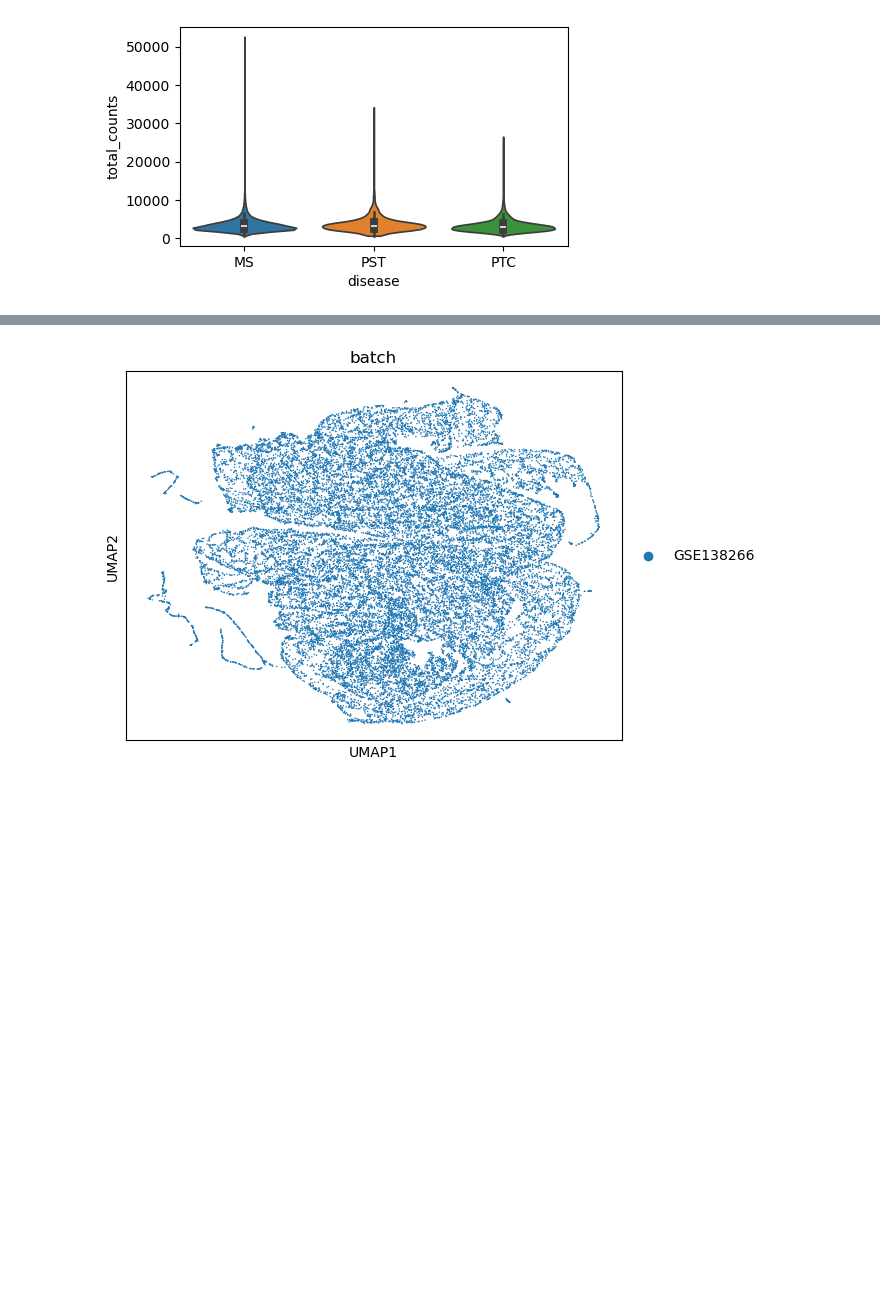
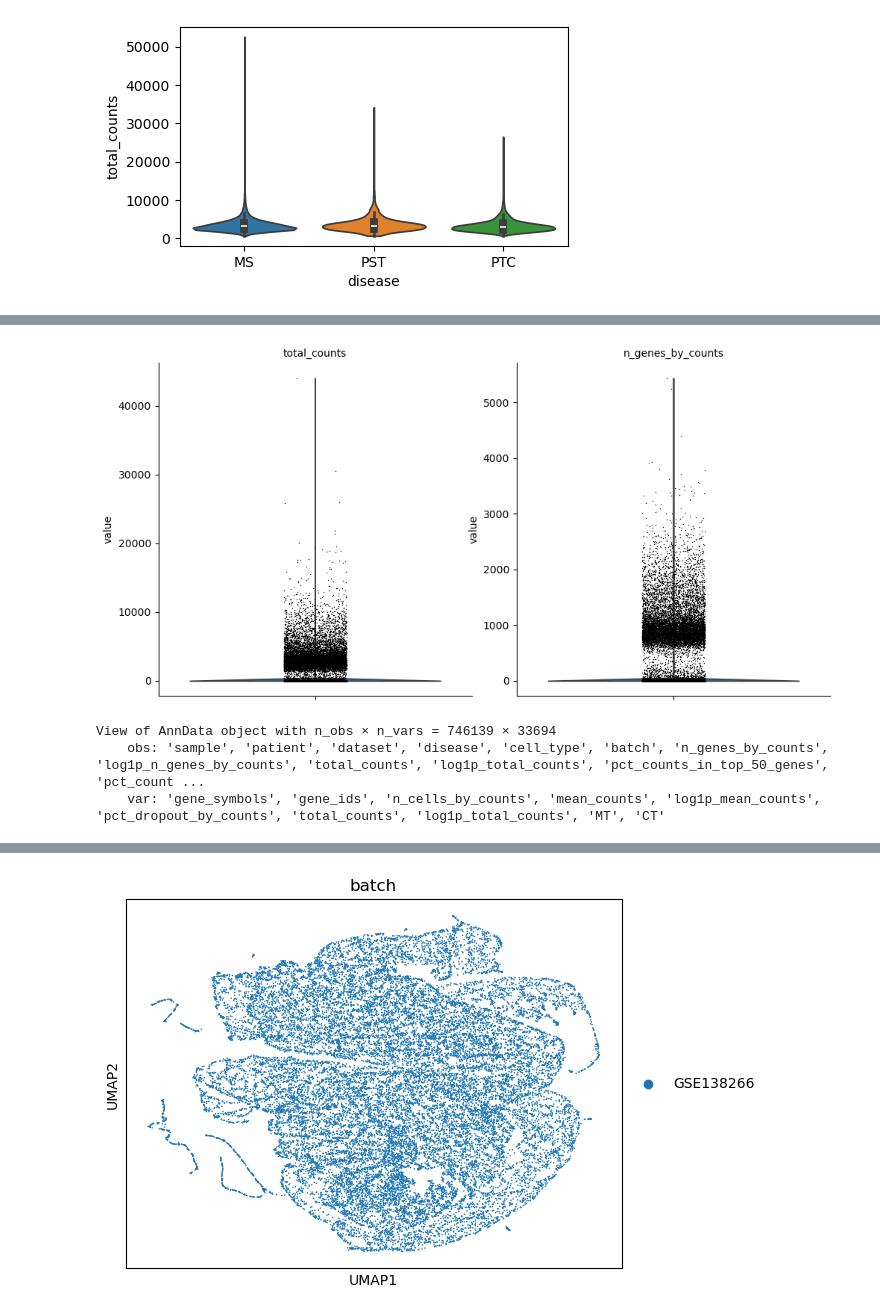
Before and after one commit to multi-omics-integration-for-MS/MS-GEO-Datasets, a Jupyter notebook: GSE138266/GSE138266_EDA.ipynb, the cells around one changed output, grey strips where cells are left out. Saved outputs shown, nothing was run; the diff lists cells and outputs as text; code cells hidden in the pictures; blank space fills up the shorter version.

```diff
--- a/GSE138266/GSE138266_EDA.ipynb
+++ b/GSE138266/GSE138266_EDA.ipynb
@@ -191,7 +199,7 @@ with rc_context({'figure.figsize': (5, 3)}):
 adata_pbmc_ms = adata[(adata.obs['cell_type']=='PBMC') & (adata.obs['disease']=='MS')]
 adata_csf_ms = adata[(adata.obs['cell_type']=='CSF') & (adata.obs['disease']=='MS')]
 adata_pbmc_pst = adata[(adata.obs['cell_type']=='PBMC')&(adata.obs['disease']=='PST')]
-#adata_csf_pst = adata[(adata.obs['cell_type']=='CSF')&(adata.obs['disease']=='PST')]#
+adata_csf_pst = adata[(adata.obs['cell_type']=='CSF')&(adata.obs['disease']=='PST')]#
 adata_pbmc_ptc = adata[(adata.obs['cell_type']=='PBMC')&(adata.obs['disease']=='PTC')]
 adata_csf_ptc = adata[(adata.obs['cell_type']=='CSF')&(adata.obs['disease']=='PTC')]
 
@@ -198,0 +236,10 @@ adatas_list = [adata_pbmc_ms, adata_csf_ms, adata_pbmc_pst, adata_pbmc_ptc, adat
+# %%
+sc.pl.violin(adata_csf_pst, ['total_counts', 'n_genes_by_counts'], jitter=0.1, multi_panel=True)
+# %% [output]
+[figure, added]
+# %%
+adata_csf_pst
+# %% [output]
+View of AnnData object with n_obs × n_vars = 746139 × 33694
+    obs: 'sample', 'patient', 'dataset', 'disease', 'cell_type', 'batch', 'n_genes_by_counts', 'log1p_n_genes_by_counts', 'total_counts', 'log1p_total_counts', 'pct_counts_in_top_50_genes', 'pct_count ...
+    var: 'gene_symbols', 'gene_ids', 'n_cells_by_counts', 'mean_counts', 'log1p_mean_counts', 'pct_dropout_by_counts', 'total_counts', 'log1p_total_counts', 'MT', 'CT'
```
Also changed, not shown: parts of 10 cells of this notebook.
